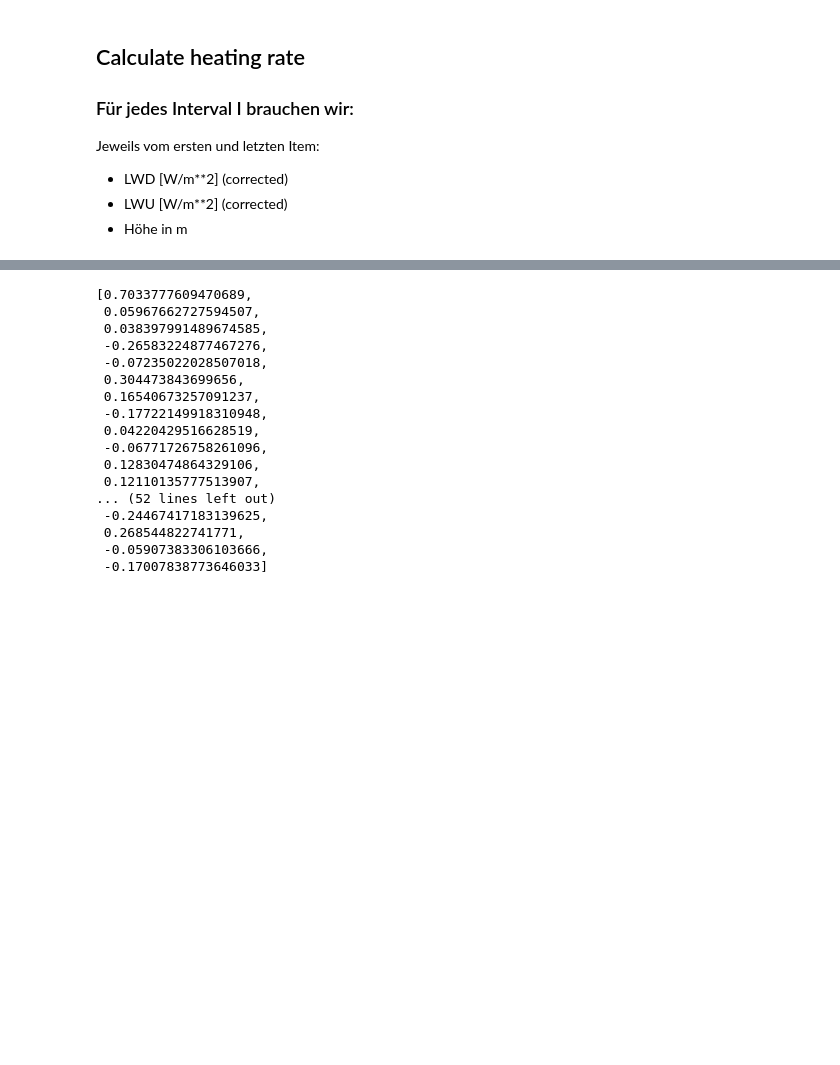
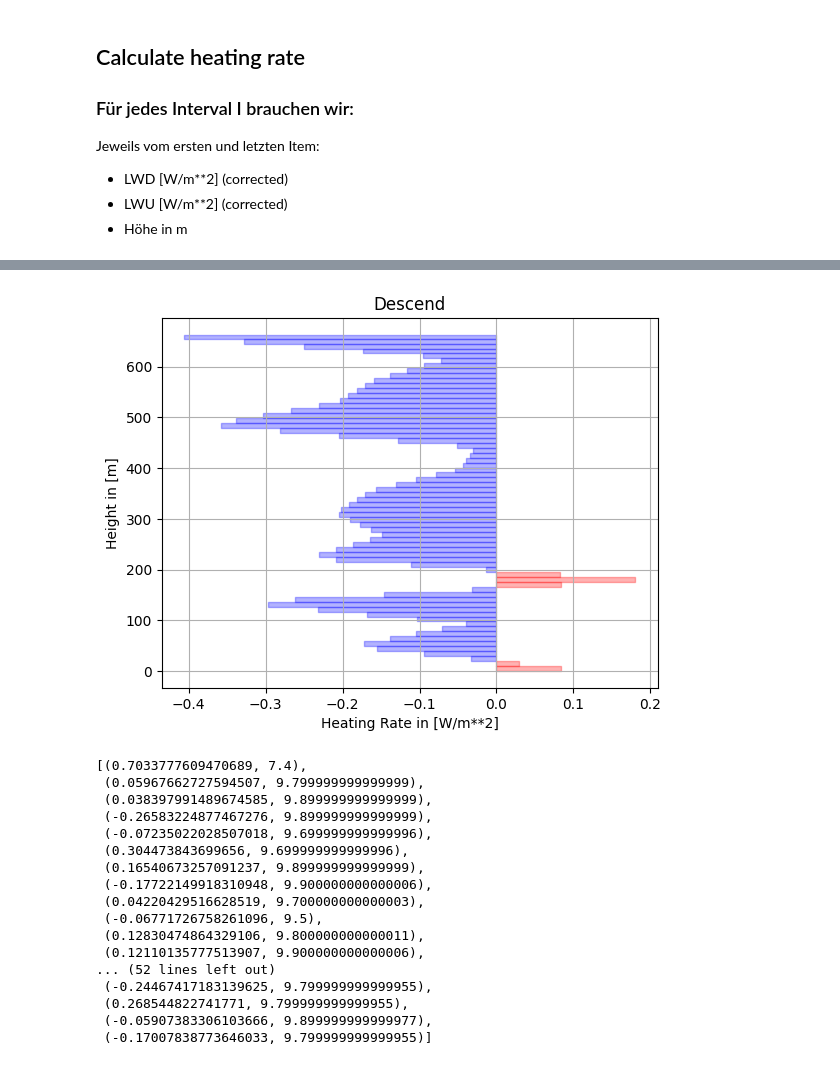
Before and after one commit to JaKopf2000/thesis, a Jupyter notebook: notebook copy.ipynb, the cells around one changed output, grey strips where cells are left out. Cells and saved outputs as stored; diff of their text form; code cells hidden in the pictures; blank space fills up the shorter version.

Commit message:
plot heating rate

```diff
--- a/notebook copy.ipynb
+++ b/notebook copy.ipynb
@@ -204,4 +171,4 @@ def calcHeatingRate(split_list):
     ftbdz = ftb / dz
 
     heating_rate = x * ftbdz
-    return heating_rate
+    return heating_rate, dz
@@ -210,6 +174,0 @@ def calcHeatingRate(split_list):
-# %%
-asc_heating_list = []
-
-for idx, item in enumerate(split_dfs_with_f_net_asc):
-    hr = calcHeatingRate(split_list=item)
-    asc_heating_list.append(hr)
@@ -216,20 +195,59 @@ for idx, item in enumerate(split_dfs_with_f_net_asc):
+# %%
+desc_heating_list = []
+
+# Calculate heating rate and dz for each interval
+for idx, item in enumerate(split_dfs_with_f_net_desc):
+    hr_desc, dz = calcHeatingRate(split_list=item)
+    desc_heating_list.append((hr_desc, dz))
+
+# Calculate heights for each interval by accumulating dz values
+height_values = [0]  # Start height at 0
+for hr, dz in desc_heating_list:
+    height_values.append(height_values[-1] - dz) # Accumulate dz values
+
+# Interpolate heating rates for smoother plot
+smooth_desc_heating_list = np.interp(np.linspace(0, len(desc_heating_list) - 1, 300), range(len(desc_heating_list)), [pair[0] for pair in desc_heating_list])
+
+# Reverse the height_values list
+height_values.reverse()
+
+# Plotting the smoothed heating rates and filling the areas
+for i in range(len(smooth_desc_heating_list) - 1):
+    if i < len(height_values) - 1:  # Ensure index is within bounds of height_values
+        if smooth_desc_heating_list[i] >= 0:
+            # Use height_values in the correct order
+            plt.fill_betweenx([height_values[i], height_values[i+1]], smooth_desc_heating_list[i], 0, color='red', alpha=0.3)
+        else:
+            # Use height_values in the correct order
+            plt.fill_betweenx([height_values[i], height_values[i+1]], smooth_desc_heating_list[i], 0, color='blue', alpha=0.3)
+
+# Reverse the y-axis so that it starts from 0 meters at the bottom and increases upwards
+#plt.gca().invert_yaxis()
+
+plt.xlabel('Heating Rate in [W/m**2]')
+plt.ylabel('Height in [m]')
+plt.title('Descend')
+plt.grid(True)
+plt.show()
+# %% [output]
+[figure, added]
 # %%
 asc_heating_list
 # %% [output]
-[0.7033777609470689,
- 0.05967662727594507,
- 0.038397991489674585,
- -0.26583224877467276,
- -0.07235022028507018,
- 0.304473843699656,
- 0.16540673257091237,
- -0.17722149918310948,
- 0.04220429516628519,
- -0.06771726758261096,
- 0.12830474864329106,
- 0.12110135777513907,
+[(0.7033777609470689, 7.4),
+ (0.05967662727594507, 9.799999999999999),
+ (0.038397991489674585, 9.899999999999999),
+ (-0.26583224877467276, 9.899999999999999),
+ (-0.07235022028507018, 9.699999999999996),
+ (0.304473843699656, 9.699999999999996),
+ (0.16540673257091237, 9.899999999999999),
+ (-0.17722149918310948, 9.900000000000006),
+ (0.04220429516628519, 9.700000000000003),
+ (-0.06771726758261096, 9.5),
+ (0.12830474864329106, 9.800000000000011),
+ (0.12110135777513907, 9.900000000000006),
 ... (52 lines left out)
- -0.24467417183139625,
- 0.268544822741771,
- -0.05907383306103666,
- -0.17007838773646033]
+ (-0.24467417183139625, 9.799999999999955),
+ (0.268544822741771, 9.799999999999955),
+ (-0.05907383306103666, 9.899999999999977),
+ (-0.17007838773646033, 9.799999999999955)]
```
Also changed, not shown: parts of 7 cells of this notebook.
